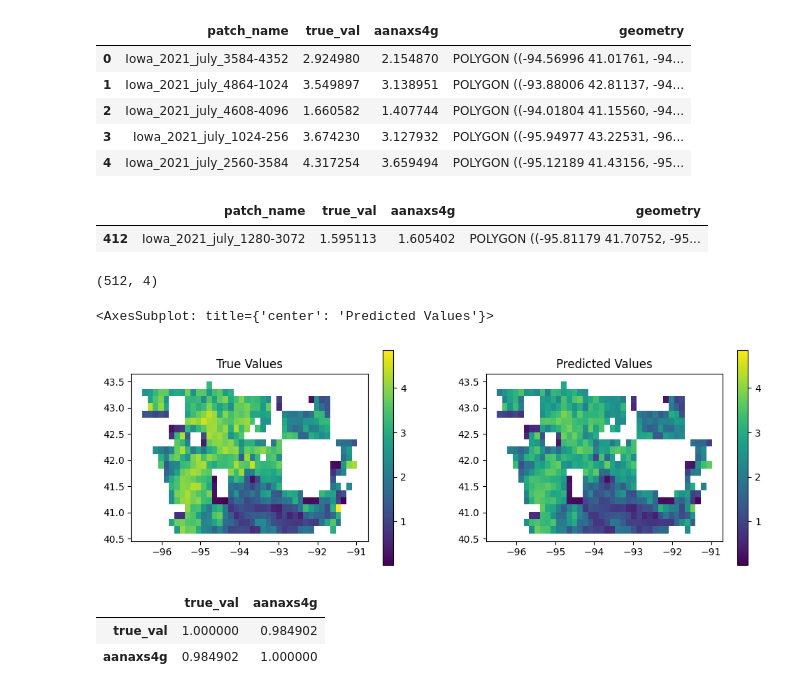
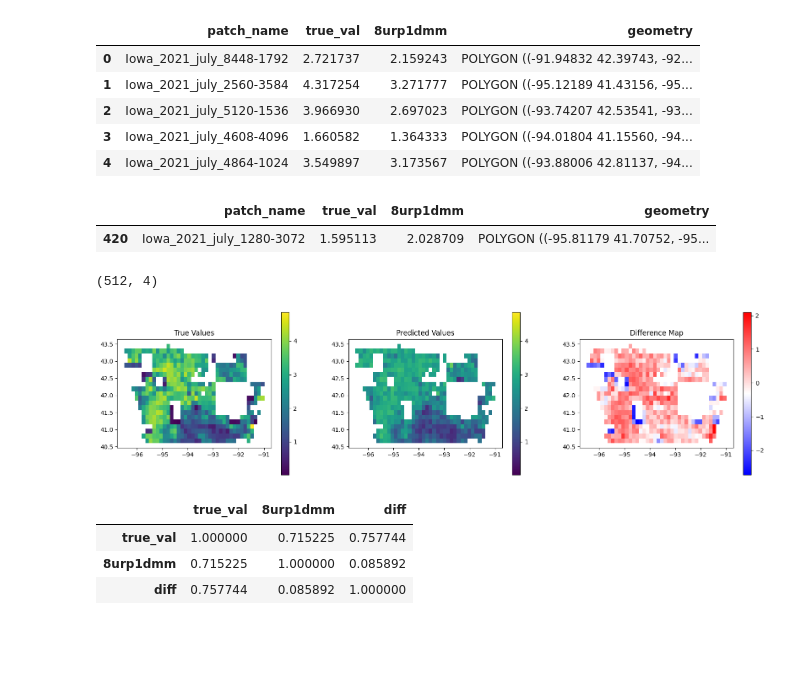
Before and after one commit to Arun-1997/Msc_Thesis, a Jupyter notebook: CNN_evaluate_analysis.ipynb, the cells around one changed output. Cells and saved outputs as stored; diff of their text form; code cells hidden in the pictures; blank space fills up the shorter version.

```diff
--- a/CNN_evaluate_analysis.ipynb
+++ b/CNN_evaluate_analysis.ipynb
@@ -4,24 +4,29 @@ import matplotlib.pyplot as plt
 import numpy as np
 import pandas as pd
 
-model_id = "aanaxs4g"
-# model_id = "ezb3xkqf"
+# model_id = "aanaxs4g"
+model_id = "ezb3xkqf"
+# gradCAM_file_name = "egknzmgs_gradCAM" # gradCAM model
+gradCAM_file_name = "8urp1dmm_gradCAM" # gradCAM model
+
+# model_id = "egknzmgs" # gradCAM model
+model_id = "8urp1dmm"
 # %%
-ev_gdf = gpd.read_file("Output/Evaluation/"+model_id+".shp")
+ev_gdf = gpd.read_file("Output/Evaluation/"+gradCAM_file_name+".shp")
 # %%
 ev_gdf.head()
 # %% [output]
-|  | patch_name | true_val | aanaxs4g | geometry |
-| 0 | Iowa_2021_july_3584-4352 | 2.924980 | 2.154870 | POLYGON ((-94.56996 41.01761, -94... |
-| 1 | Iowa_2021_july_4864-1024 | 3.549897 | 3.138951 | POLYGON ((-93.88006 42.81137, -94... |
-| 2 | Iowa_2021_july_4608-4096 | 1.660582 | 1.407744 | POLYGON ((-94.01804 41.15560, -94... |
-| 3 | Iowa_2021_july_1024-256 | 3.674230 | 3.127932 | POLYGON ((-95.94977 43.22531, -96... |
-| 4 | Iowa_2021_july_2560-3584 | 4.317254 | 3.659494 | POLYGON ((-95.12189 41.43156, -95... |
+|  | patch_name | true_val | 8urp1dmm | geometry |
+| 0 | Iowa_2021_july_8448-1792 | 2.721737 | 2.159243 | POLYGON ((-91.94832 42.39743, -92... |
+| 1 | Iowa_2021_july_2560-3584 | 4.317254 | 3.271777 | POLYGON ((-95.12189 41.43156, -95... |
+| 2 | Iowa_2021_july_5120-1536 | 3.966930 | 2.697023 | POLYGON ((-93.74207 42.53541, -93... |
+| 3 | Iowa_2021_july_4608-4096 | 1.660582 | 1.364333 | POLYGON ((-94.01804 41.15560, -94... |
+| 4 | Iowa_2021_july_4864-1024 | 3.549897 | 3.173567 | POLYGON ((-93.88006 42.81137, -94... |
 # %%
 ev_gdf.query("patch_name == 'Iowa_2021_july_1280-3072'")
 # %% [output]
-|  | patch_name | true_val | aanaxs4g | geometry |
-| 412 | Iowa_2021_july_1280-3072 | 1.595113 | 1.605402 | POLYGON ((-95.81179 41.70752, -95... |
+|  | patch_name | true_val | 8urp1dmm | geometry |
+| 420 | Iowa_2021_july_1280-3072 | 1.595113 | 2.028709 | POLYGON ((-95.81179 41.70752, -95... |
 # %%
 vmin = np.min(np.array(ev_gdf.loc[:,["true_val",model_id]]))
 vmax = np.max(np.array(ev_gdf.loc[:,["true_val",model_id]]))
@@ -30,19 +35,24 @@ ev_gdf.shape
 # %% [output]
 (512, 4)
 # %%
-fig,ax = plt.subplots(1,2,figsize=(12,4))
+fig,ax = plt.subplots(1,3,figsize=(20,5))
 
 ax[0].set_title("True Values")
 ev_gdf.plot(column='true_val',ax=ax[0],legend=True,vmin=vmin,vmax=vmax,)
 ax[1].set_title("Predicted Values")
 ev_gdf.plot(column=model_id,ax=ax[1],legend = True,vmin=vmin,vmax=vmax)
+ax[2].set_title("Difference Map")
+ev_gdf["diff"] = ev_gdf["true_val"] - ev_gdf[model_id]
+ev_gdf.plot(column = "diff",ax=ax[2],legend = True,cmap="bwr")
+
+plt.savefig("Output/Evaluation/true_pred_diff_"+model_id+".png")
 # %% [output]
-<AxesSubplot: title={'center': 'Predicted Values'}>
-[figure, old version]
+[figure, new version]
 # %%
 ev_gdf.corr()
 # %% [output]
-|  | true_val | aanaxs4g |
-| true_val | 1.000000 | 0.984902 |
-| aanaxs4g | 0.984902 | 1.000000 |
+|  | true_val | 8urp1dmm | diff |
+| true_val | 1.000000 | 0.715225 | 0.757744 |
+| 8urp1dmm | 0.715225 | 1.000000 | 0.085892 |
+| diff | 0.757744 | 0.085892 | 1.000000 |
 # %%
```
Also changed, not shown: parts of 11 cells of this notebook, 7 other files.
